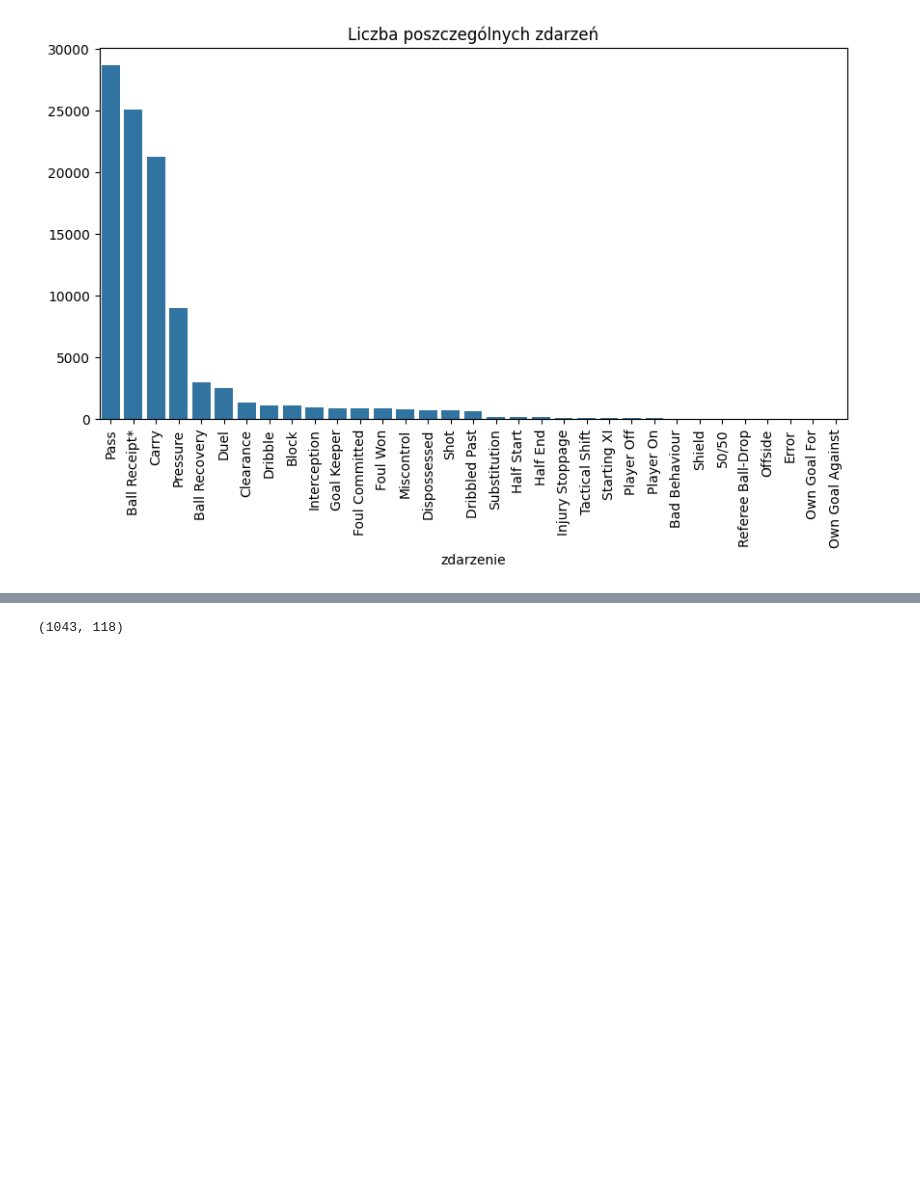
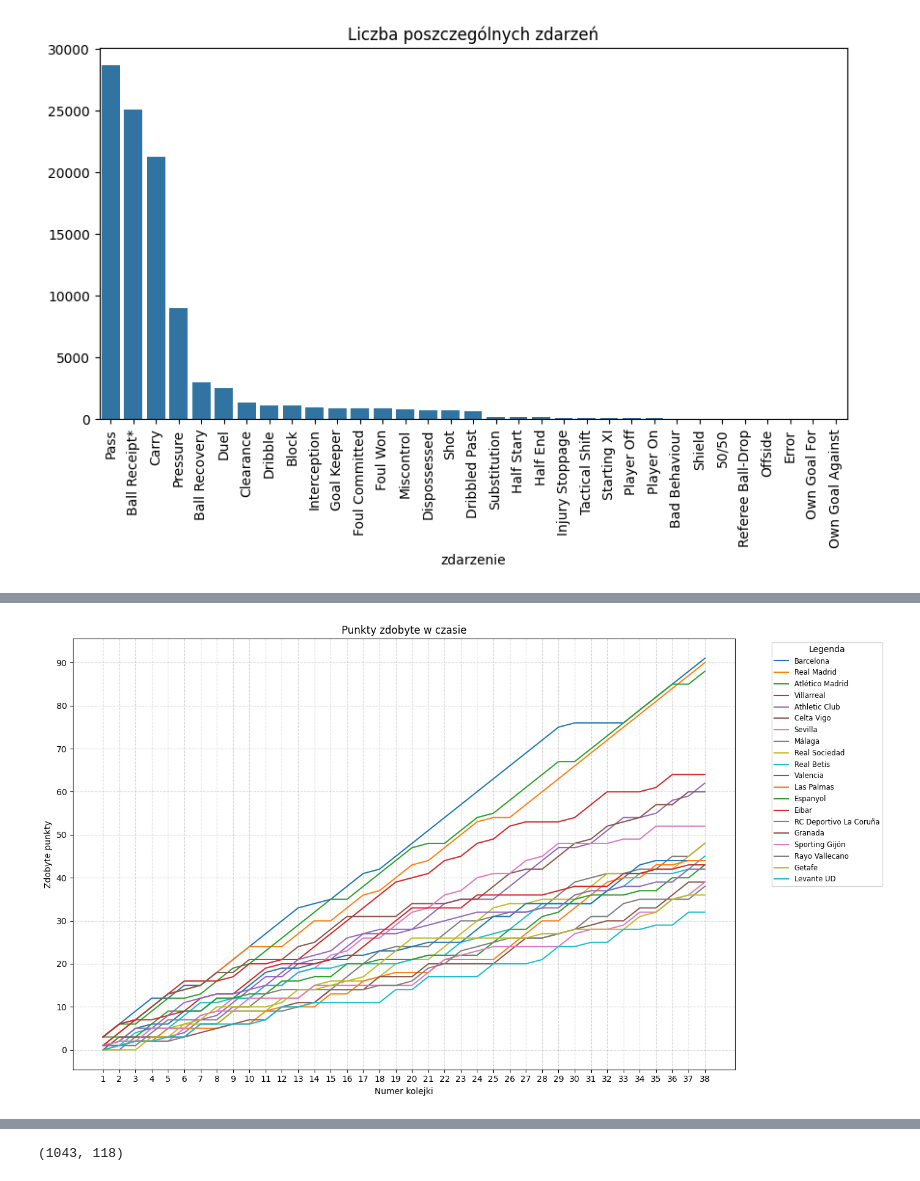
Before and after one commit to lodusm/Projekt_2025_pilka_nozna, a Jupyter notebook: 01_analiza_sezonu.ipynb, the cells around one changed output, grey strips where cells are left out. Saved outputs shown, nothing was run; the diff lists cells and outputs as text; code cells hidden in the pictures; blank space fills up the shorter version.

```diff
--- a/01_analiza_sezonu.ipynb
+++ b/01_analiza_sezonu.ipynb
@@ -158,0 +162,45 @@ display(final_table)
+# %%
+# Tworzenie tabeli z wynikami meczów każdej drużyny (u siebie i na wyjeździe)
+home = matches[['match_id', 'match_week', 'home_team', 'home_score', 'away_score']].copy()
+home['team'] = home['home_team']
+home['goals_for'] = home['home_score']
+home['goals_against'] = home['away_score']
+
+away = matches[['match_id', 'match_week', 'away_team', 'away_score', 'home_score']].copy()
+away['team'] = away['away_team']
+away['goals_for'] = away['away_score']
+away['goals_against'] = away['home_score']
+
+results = pd.concat([home, away], ignore_index=True)
+
+results['points'] = results.apply(
+    lambda row: 3 if row['goals_for'] > row['goals_against'] else 1 if row['goals_for'] == row['goals_against'] else 0,
+    axis=1
+) #przypisanie punktów za każdy mecz
+
+weekly_points = results.sort_values(by=['team', 'match_week'])
+
+# Całkowite zdobyte punkty po danej kolejce
+weekly_points['cumulative_points'] = weekly_points.groupby('team')['points'].cumsum()
+
+# Ostateczna tabela (do legendy)
+final_points = weekly_points[weekly_points['match_week'] == weekly_points['match_week'].max()]
+ordered_teams = final_points.sort_values(by='cumulative_points', ascending=False)['team']
+
+
+plt.figure(figsize=(14, 8))
+for team in ordered_teams:
+    team_data = weekly_points[weekly_points['team'] == team]
+    plt.plot(team_data['match_week'], team_data['cumulative_points'], label=team)
+
+plt.title("Punkty zdobyte w czasie")
+plt.xlabel("Numer kolejki")
+plt.ylabel("Zdobyte punkty")
+plt.xticks(range(1, 39))
+plt.yticks(range(0,100,10))
+plt.grid(True, linestyle='--', alpha=0.5)
+plt.legend(title='Legenda', bbox_to_anchor=(1.05, 1), loc='upper left', fontsize='small')
+plt.tight_layout()
+plt.show()
+# %% [output]
+[figure, added]
```
Also changed, not shown: parts of 29 cells of this notebook, 7 other files.
